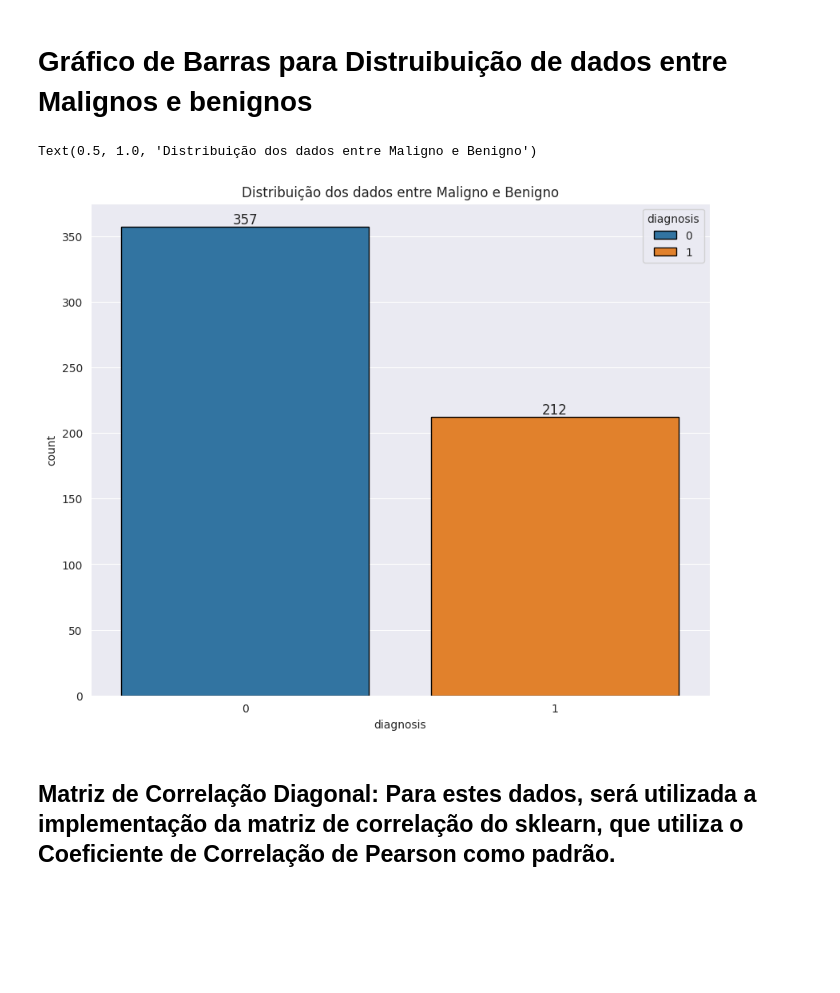
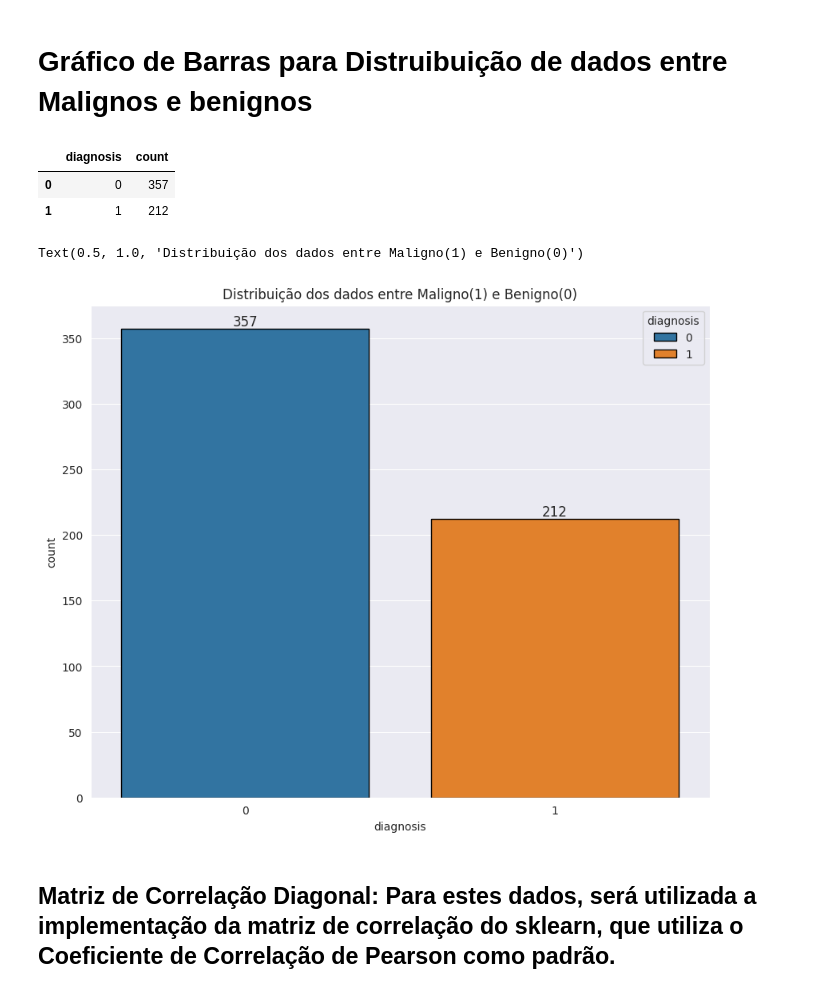
Before and after one commit to gutosantos-github/amsaude, a Jupyter notebook: 4-atividade-3/atividade_3_AM_na_saude_Augusto_Santos.ipynb, the cells around one changed output. Drawn from its saved outputs; the diff is of its cells as text; code cells hidden in the pictures; blank space fills up the shorter version.

```diff
--- a/4-atividade-3/atividade_3_AM_na_saude_Augusto_Santos.ipynb
+++ b/4-atividade-3/atividade_3_AM_na_saude_Augusto_Santos.ipynb
@@ -244,27 +220,32 @@ df_counts = df.groupby('diagnosis')['id'].count().reset_index()
 
 # Renomeia a coluna para melhor entendimento (opcional)
 df_counts.columns = ['diagnosis', 'count']
+# %%
+df_counts
+# %% [output]
+|  | diagnosis | count |
+| 0 | 0 | 357 |
+| 1 | 1 | 212 |
 # %%
-# Cria o gráfico de barras
-# plt.figure(figsize=(10,8))
 ax = sns.barplot(
     data=df_counts,
     x='diagnosis',
     y='count',
     hue='diagnosis',
     edgecolor='black'
 )
 sns.set_style("darkgrid")
+
 # Adiciona rótulos às barras
 ax.bar_label(ax.containers[0], fontsize=12)
 ax.bar_label(ax.containers[1], fontsize=12)
 
 # Define o título
-ax.set_title('Distribuição dos dados entre Maligno e Benigno')
+ax.set_title('Distribuição dos dados entre Maligno(1) e Benigno(0)')
 # plt.show()
 # %% [output]
-Text(0.5, 1.0, 'Distribuição dos dados entre Maligno e Benigno')
+Text(0.5, 1.0, 'Distribuição dos dados entre Maligno(1) e Benigno(0)')
-[figure, old version]
+[figure, new version]
 # %% [markdown]
 ## Matriz de Correlação Diagonal: Para estes dados, será utilizada a implementação da matriz de correlação do sklearn, que utiliza o Coeficiente de Correlação de Pearson como padrão.
 # %%
```
Also changed, not shown: parts of 90 cells of this notebook.
